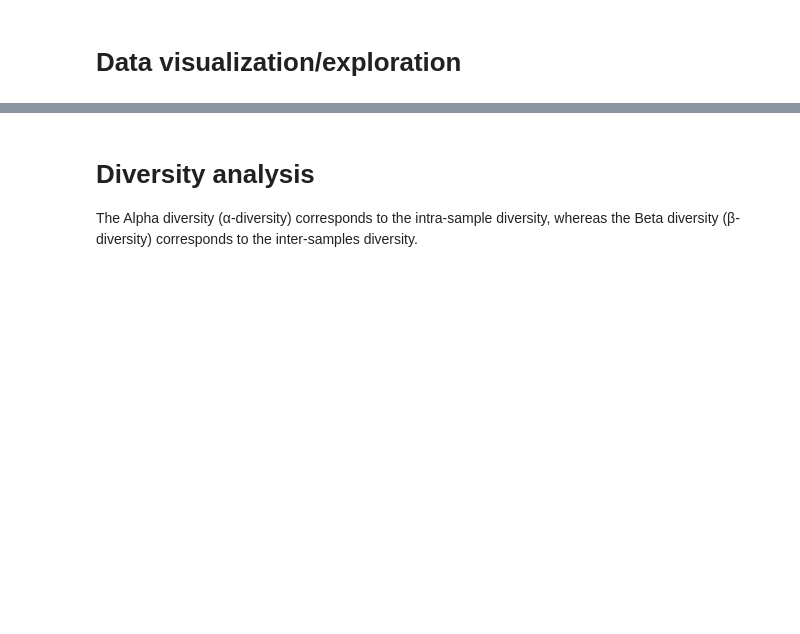
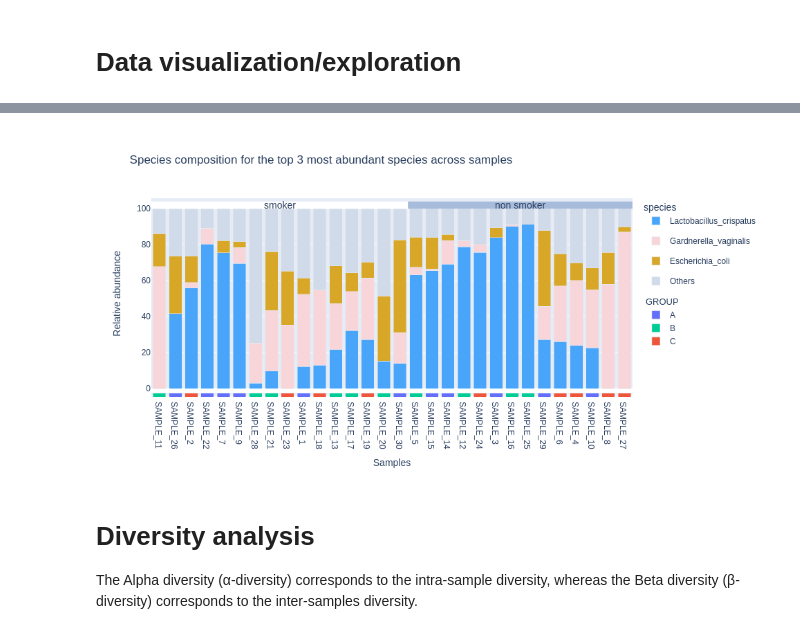
Before and after one commit to motleystate/moonstone, a Jupyter notebook: tutorial/Moonstone_Tutorial.ipynb, the cells around one changed output, grey strips where cells are left out. Saved outputs shown, nothing was run; the diff lists cells and outputs as text; code cells hidden in the pictures; blank space fills up the shorter version.

```diff
--- a/tutorial/Moonstone_Tutorial.ipynb
+++ b/tutorial/Moonstone_Tutorial.ipynb
@@ -152,7 +155,7 @@ fig3 = instance.plot_sample_composition_most_abundant_taxa(
     sep_series=metadata_dataframe["SMOKER"].replace({"yes": "smoker", "no": "non smoker"}),
     sep_how="labels",
     output_file=None,
-    plotting_options={"layout": {"yaxis_title": "Relative abundance"}}   # all moonstone's plot and graph methods allow you to give your own plotting options
+    plotting_options={"layout": {"yaxis_title": "Relative abundance", "height": 500}}   # all moonstone's plot and graph methods allow you to give your own plotting options
                                                                          # it relies on the fig.update_X({*dictionary*}) methods of plotly
                                                                          # it should be given in a dictionary with X being the first key and then a dictionary of the
                                                                          # parameters to update as you would give the fig.update_X method
@@ -162,3 +164,4 @@ fig3 = instance.plot_sample_composition_most_abundant_taxa(
+[figure, added]
 # %% [markdown]
 # Diversity analysis
 
```
Also changed, not shown: parts of 5 cells of this notebook, 3 other files.
